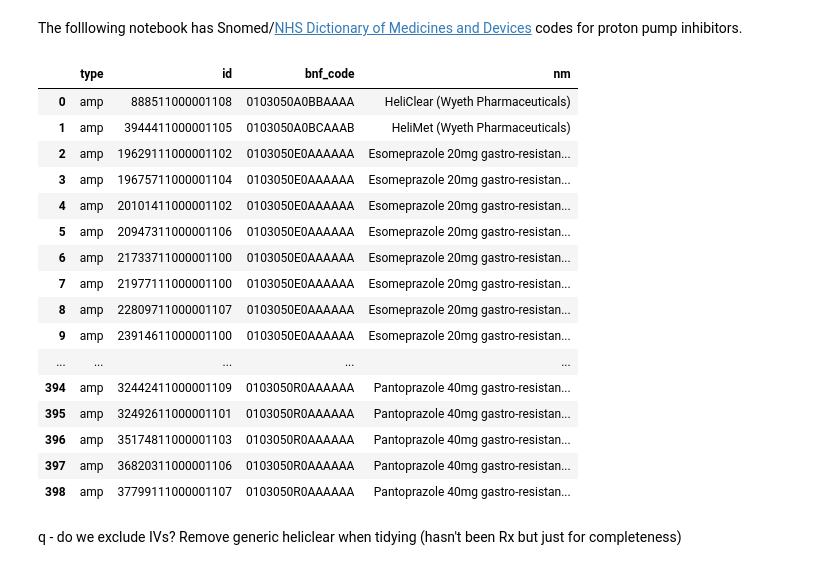
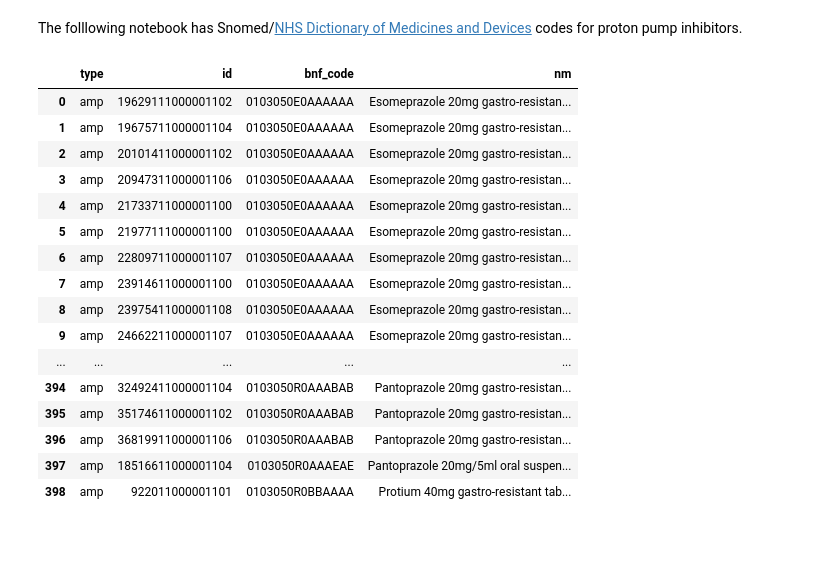
Before and after one commit to ebmdatalab/ppi-covid-codelist-notebook, a Jupyter notebook: notebooks/ppi.ipynb, the cells around one changed output. Saved outputs shown, nothing was run; the diff lists cells and outputs as text; code cells hidden in the pictures; blank space fills up the shorter version.

```diff
--- a/notebooks/ppi.ipynb
+++ b/notebooks/ppi.ipynb
@@ -6,43 +6,45 @@ import os
 import pandas as pd
 # %%
 sql = '''WITH bnf_codes AS (
- SELECT bnf_code FROM hscic.presentation WHERE
-    bnf_code LIKE '0103050%' #BNF ppi section
+ SELECT DISTINCT bnf_code FROM measures.dmd_objs_with_form_route WHERE
+    bnf_code LIKE '0103050%'          #BNF ppi section
+    AND
+    form_route LIKE '%.oral%'
+    AND
+    (bnf_code NOT LIKE '0103050A0BB%' OR #heliclear
+     bnf_code NOT LIKE '0103050A0BC%')     #helimet
   )
 
 SELECT "vmp" AS type, id, bnf_code, nm
 FROM dmd.vmp
 WHERE bnf_code IN (SELECT * FROM bnf_codes)
 
 UNION ALL
 
 SELECT "amp" AS type, id, bnf_code, descr
 FROM dmd.amp
 WHERE bnf_code IN (SELECT * FROM bnf_codes)
 
 ORDER BY type, bnf_code, id'''
 
 ppi_codelist = bq.cached_read(sql, csv_path=os.path.join('..','data','ppi_codelist.csv'))
 pd.set_option('display.max_rows', None)
 ppi_codelist
 # %% [output]
 |  | type | id | bnf_code | nm |
-| 0 | amp | 888511000001108 | 0103050A0BBAAAA | HeliClear (Wyeth Pharmaceuticals) |
-| 1 | amp | 3944411000001105 | 0103050A0BCAAAB | HeliMet (Wyeth Pharmaceuticals) |
-| 2 | amp | 19629111000001102 | 0103050E0AAAAAA | Esomeprazole 20mg gastro-resistan... |
-| 3 | amp | 19675711000001104 | 0103050E0AAAAAA | Esomeprazole 20mg gastro-resistan... |
-| 4 | amp | 20101411000001102 | 0103050E0AAAAAA | Esomeprazole 20mg gastro-resistan... |
-| 5 | amp | 20947311000001106 | 0103050E0AAAAAA | Esomeprazole 20mg gastro-resistan... |
-| 6 | amp | 21733711000001100 | 0103050E0AAAAAA | Esomeprazole 20mg gastro-resistan... |
-| 7 | amp | 21977111000001100 | 0103050E0AAAAAA | Esomeprazole 20mg gastro-resistan... |
-| 8 | amp | 22809711000001107 | 0103050E0AAAAAA | Esomeprazole 20mg gastro-resistan... |
-| 9 | amp | 23914611000001100 | 0103050E0AAAAAA | Esomeprazole 20mg gastro-resistan... |
+| 0 | amp | 19629111000001102 | 0103050E0AAAAAA | Esomeprazole 20mg gastro-resistan... |
+| 1 | amp | 19675711000001104 | 0103050E0AAAAAA | Esomeprazole 20mg gastro-resistan... |
+| 2 | amp | 20101411000001102 | 0103050E0AAAAAA | Esomeprazole 20mg gastro-resistan... |
+| 3 | amp | 20947311000001106 | 0103050E0AAAAAA | Esomeprazole 20mg gastro-resistan... |
+| 4 | amp | 21733711000001100 | 0103050E0AAAAAA | Esomeprazole 20mg gastro-resistan... |
+| 5 | amp | 21977111000001100 | 0103050E0AAAAAA | Esomeprazole 20mg gastro-resistan... |
+| 6 | amp | 22809711000001107 | 0103050E0AAAAAA | Esomeprazole 20mg gastro-resistan... |
+| 7 | amp | 23914611000001100 | 0103050E0AAAAAA | Esomeprazole 20mg gastro-resistan... |
+| 8 | amp | 23975411000001108 | 0103050E0AAAAAA | Esomeprazole 20mg gastro-resistan... |
+| 9 | amp | 24662211000001107 | 0103050E0AAAAAA | Esomeprazole 20mg gastro-resistan... |
 | ... | ... | ... | ... | ... |
-| 394 | amp | 32442411000001109 | 0103050R0AAAAAA | Pantoprazole 40mg gastro-resistan... |
-| 395 | amp | 32492611000001101 | 0103050R0AAAAAA | Pantoprazole 40mg gastro-resistan... |
-| 396 | amp | 35174811000001103 | 0103050R0AAAAAA | Pantoprazole 40mg gastro-resistan... |
-| 397 | amp | 36820311000001106 | 0103050R0AAAAAA | Pantoprazole 40mg gastro-resistan... |
-| 398 | amp | 37799111000001107 | 0103050R0AAAAAA | Pantoprazole 40mg gastro-resistan... |
+| 394 | amp | 32492411000001104 | 0103050R0AAABAB | Pantoprazole 20mg gastro-resistan... |
+| 395 | amp | 35174611000001102 | 0103050R0AAABAB | Pantoprazole 20mg gastro-resistan... |
+| 396 | amp | 36819911000001106 | 0103050R0AAABAB | Pantoprazole 20mg gastro-resistan... |
+| 397 | amp | 18516611000001104 | 0103050R0AAAEAE | Pantoprazole 20mg/5ml oral suspen... |
+| 398 | amp | 922011000001101 | 0103050R0BBAAAA | Protium 40mg gastro-resistant tab... |
-# %% [markdown]
-q - do we exclude IVs?
-Remove generic heliclear when tidying (hasn't been Rx but just for completeness)
```
Also changed, not shown: 3 other files.
